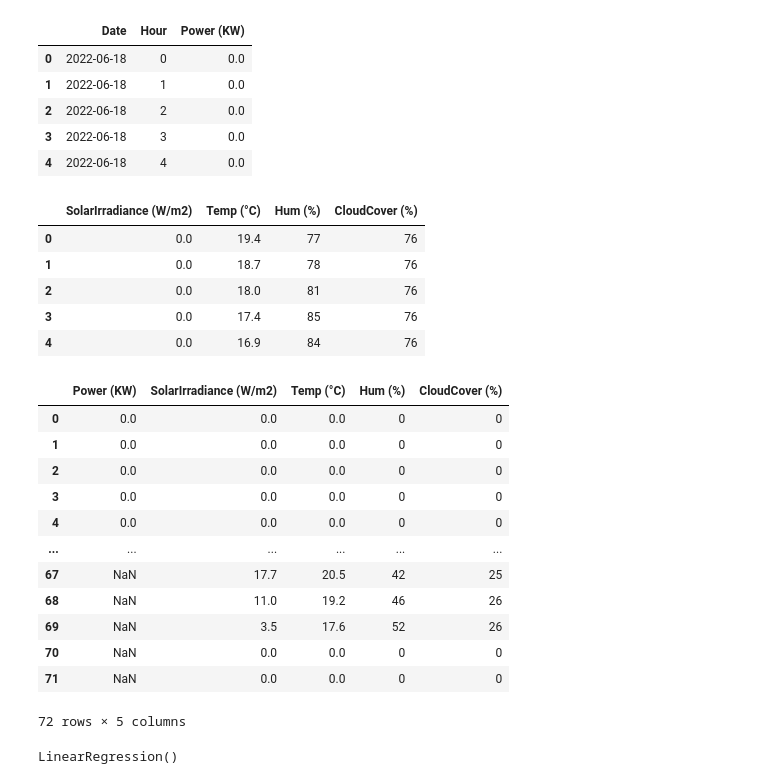
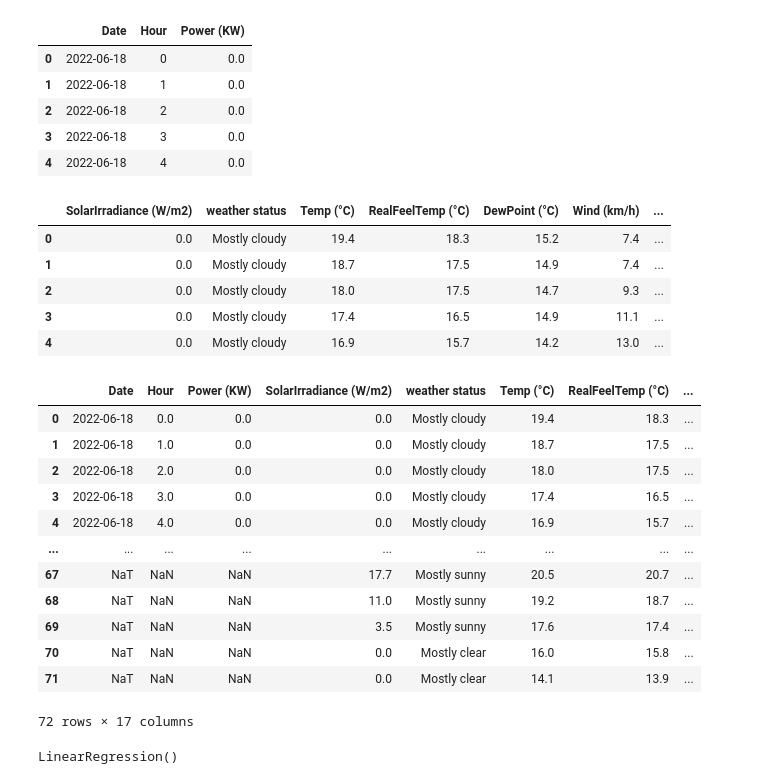
Before and after one commit to Mubeen31/solar-power-predictions, a Jupyter notebook: ML models/Multivariable linear regression model/multivariable linear regression model.ipynb, the cells around one changed output. Saved outputs shown, nothing was run; the diff lists cells and outputs as text; code cells hidden in the pictures.

```diff
--- a/ML models/Multivariable linear regression model/multivariable linear regression model.ipynb
+++ b/ML models/Multivariable linear regression model/multivariable linear regression model.ipynb
@@ -88,36 +88,36 @@ header_list = ['SolarIrradiance (W/m2)', 'weather status', 'Temp (°C)', 'RealFe
               'Direction', 'Hum (%)', 'Visibility (km)', 'UVIndex', 'UVIndexText', 'PreProbability (%)', 'RainProbability (%)',
               'CloudCover (%)']
 weather_data = pd.read_csv('hourly_weather_forecasted_data.csv', names = header_list, encoding= 'unicode_escape')
-weather_data.drop(['RealFeelTemp (°C)', 'DewPoint (°C)', 'Wind (km/h)', 'Direction', 'Visibility (km)', 'UVIndex',
-                   'UVIndexText', 'PreProbability (%)', 'RainProbability (%)', 'weather status'], axis = 1, inplace = True)
+# weather_data.drop(['RealFeelTemp (°C)', 'DewPoint (°C)', 'Wind (km/h)', 'Direction', 'Visibility (km)', 'UVIndex',
+#                    'UVIndexText', 'PreProbability (%)', 'RainProbability (%)', 'weather status'], axis = 1, inplace = True)
 weather_data.head()
 # %% [output]
-|  | SolarIrradiance (W/m2) | Temp (°C) | Hum (%) | CloudCover (%) |
-| 0 | 0.0 | 19.4 | 77 | 76 |
-| 1 | 0.0 | 18.7 | 78 | 76 |
-| 2 | 0.0 | 18.0 | 81 | 76 |
-| 3 | 0.0 | 17.4 | 85 | 76 |
-| 4 | 0.0 | 16.9 | 84 | 76 |
+|  | SolarIrradiance (W/m2) | weather status | Temp (°C) | RealFeelTemp (°C) | DewPoint (°C) | Wind (km/h) | ... |
+| 0 | 0.0 | Mostly cloudy | 19.4 | 18.3 | 15.2 | 7.4 | ... |
+| 1 | 0.0 | Mostly cloudy | 18.7 | 17.5 | 14.9 | 7.4 | ... |
+| 2 | 0.0 | Mostly cloudy | 18.0 | 17.5 | 14.7 | 9.3 | ... |
+| 3 | 0.0 | Mostly cloudy | 17.4 | 16.5 | 14.9 | 11.1 | ... |
+| 4 | 0.0 | Mostly cloudy | 16.9 | 15.7 | 14.2 | 13.0 | ... |
 # %%
 df1 = pd.concat([daily_hourly_values, weather_data], axis = 1)
-df1.drop(['Date', 'Hour'], axis = 1, inplace = True)
-df1.loc[df1['SolarIrradiance (W/m2)'] == 0, ['Temp (°C)', 'Hum (%)', 'CloudCover (%)']] = 0
-# df1.to_csv('solar_energy_predictions.csv')
+# df1.drop(['Date', 'Hour'], axis = 1, inplace = True)
+# df1.loc[df1['SolarIrradiance (W/m2)'] == 0, ['Temp (°C)', 'Hum (%)', 'CloudCover (%)']] = 0
+df1.to_csv('solar_energy_predictions.csv')
 df1
 # %% [output]
-|  | Power (KW) | SolarIrradiance (W/m2) | Temp (°C) | Hum (%) | CloudCover (%) |
-| 0 | 0.0 | 0.0 | 0.0 | 0 | 0 |
-| 1 | 0.0 | 0.0 | 0.0 | 0 | 0 |
-| 2 | 0.0 | 0.0 | 0.0 | 0 | 0 |
-| 3 | 0.0 | 0.0 | 0.0 | 0 | 0 |
-| 4 | 0.0 | 0.0 | 0.0 | 0 | 0 |
-| ... | ... | ... | ... | ... | ... |
-| 67 | NaN | 17.7 | 20.5 | 42 | 25 |
-| 68 | NaN | 11.0 | 19.2 | 46 | 26 |
-| 69 | NaN | 3.5 | 17.6 | 52 | 26 |
-| 70 | NaN | 0.0 | 0.0 | 0 | 0 |
-| 71 | NaN | 0.0 | 0.0 | 0 | 0 |
+|  | Date | Hour | Power (KW) | SolarIrradiance (W/m2) | weather status | Temp (°C) | RealFeelTemp (°C) | ... |
+| 0 | 2022-06-18 | 0.0 | 0.0 | 0.0 | Mostly cloudy | 19.4 | 18.3 | ... |
+| 1 | 2022-06-18 | 1.0 | 0.0 | 0.0 | Mostly cloudy | 18.7 | 17.5 | ... |
+| 2 | 2022-06-18 | 2.0 | 0.0 | 0.0 | Mostly cloudy | 18.0 | 17.5 | ... |
+| 3 | 2022-06-18 | 3.0 | 0.0 | 0.0 | Mostly cloudy | 17.4 | 16.5 | ... |
+| 4 | 2022-06-18 | 4.0 | 0.0 | 0.0 | Mostly cloudy | 16.9 | 15.7 | ... |
+| ... | ... | ... | ... | ... | ... | ... | ... | ... |
+| 67 | NaT | NaN | NaN | 17.7 | Mostly sunny | 20.5 | 20.7 | ... |
+| 68 | NaT | NaN | NaN | 11.0 | Mostly sunny | 19.2 | 18.7 | ... |
+| 69 | NaT | NaN | NaN | 3.5 | Mostly sunny | 17.6 | 17.4 | ... |
+| 70 | NaT | NaN | NaN | 0.0 | Mostly clear | 16.0 | 15.8 | ... |
+| 71 | NaT | NaN | NaN | 0.0 | Mostly clear | 14.1 | 13.9 | ... |
-72 rows × 5 columns
+72 rows × 17 columns
 # %%
 count_total_rows = len(df1) - 24
 # %%
```
Also changed, not shown: 2 other files.
